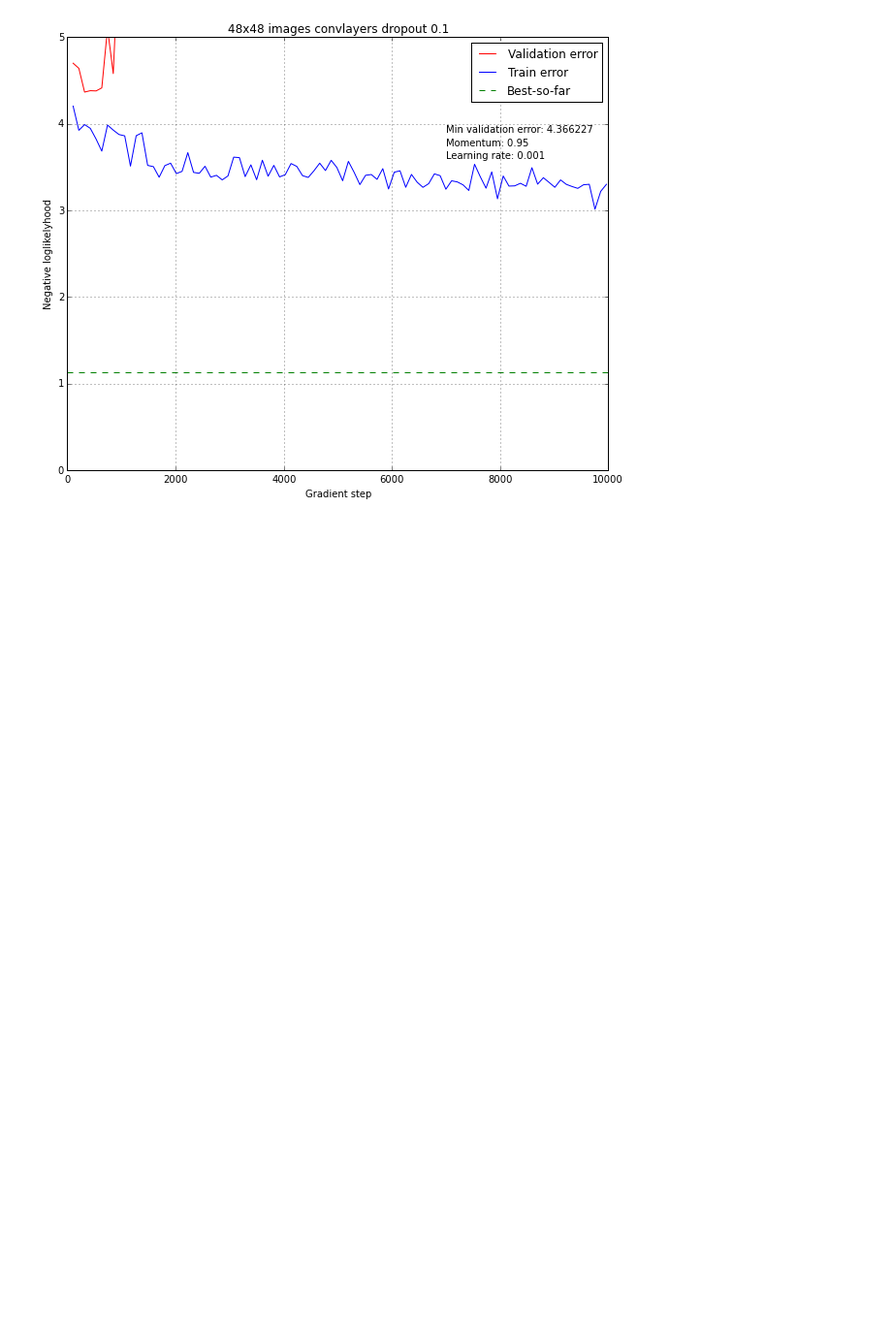
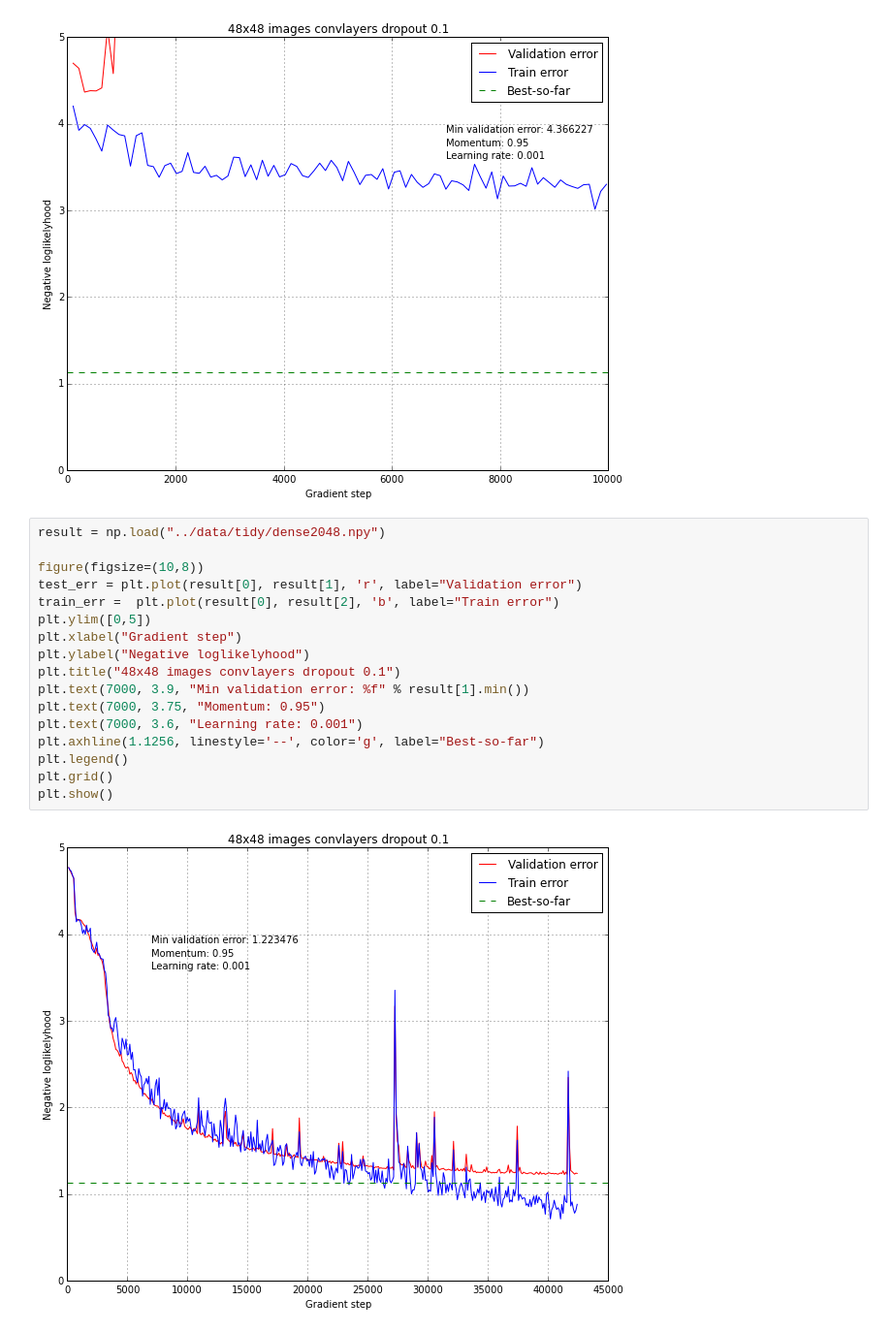
Before and after one commit to dudevil/NDSB, a Jupyter notebook: analysis/analysis.ipynb, the cells around one changed output. Shown at 97% size. Cells and saved outputs as stored; diff of their text form; blank space fills up the shorter version.

```diff
--- a/analysis/analysis.ipynb
+++ b/analysis/analysis.ipynb
@@ -144,3 +144,22 @@ plt.grid()
 plt.show()
 # %% [output]
 [figure]
+# %%
+result = np.load("../data/tidy/dense2048.npy")
+
+figure(figsize=(10,8))
+test_err = plt.plot(result[0], result[1], 'r', label="Validation error")
+train_err =  plt.plot(result[0], result[2], 'b', label="Train error")
+plt.ylim([0,5])
+plt.xlabel("Gradient step")
+plt.ylabel("Negative loglikelyhood")
+plt.title("48x48 images convlayers dropout 0.1")
+plt.text(7000, 3.9, "Min validation error: %f" % result[1].min())
+plt.text(7000, 3.75, "Momentum: 0.95")
+plt.text(7000, 3.6, "Learning rate: 0.001")
+plt.axhline(1.1256, linestyle='--', color='g', label="Best-so-far")
+plt.legend()
+plt.grid()
+plt.show()
+# %% [output]
+[figure, added]
```
Also changed, not shown: parts of 1 cell of this notebook, 3 other files.
